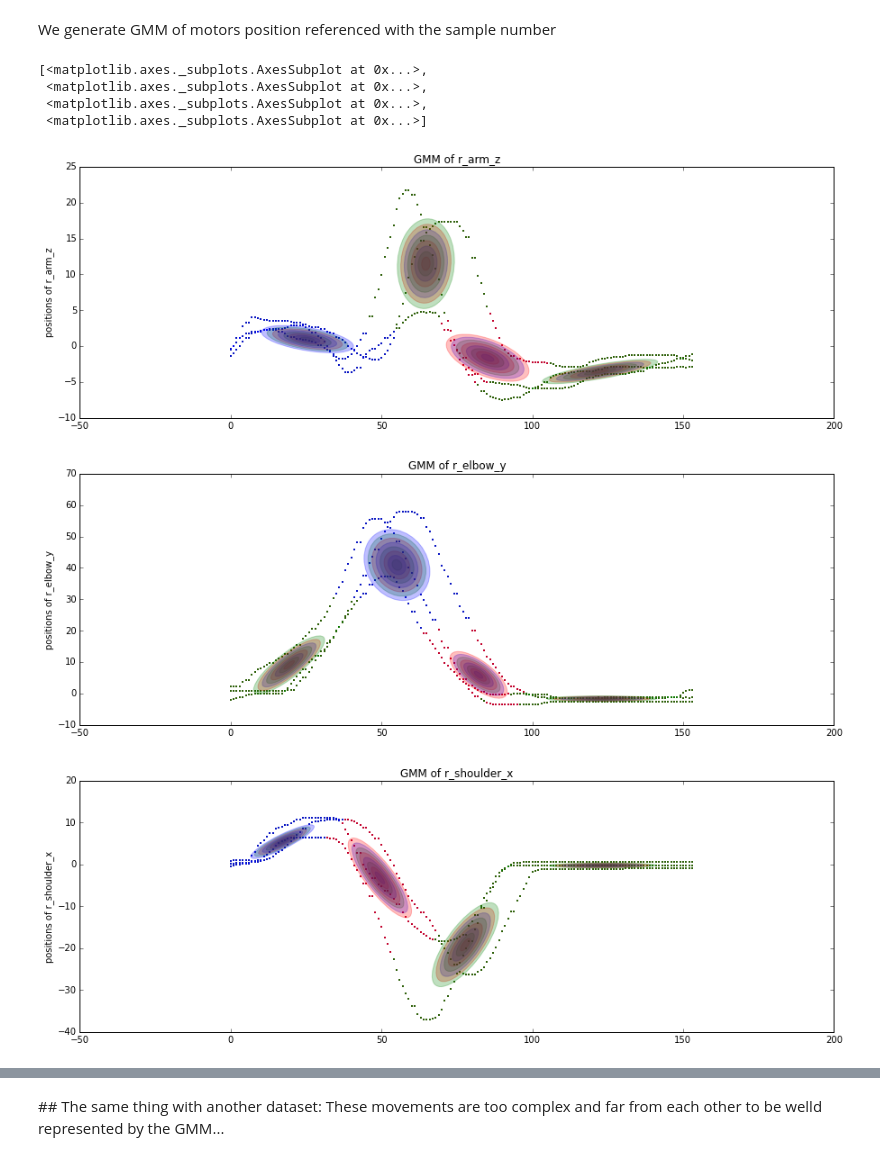
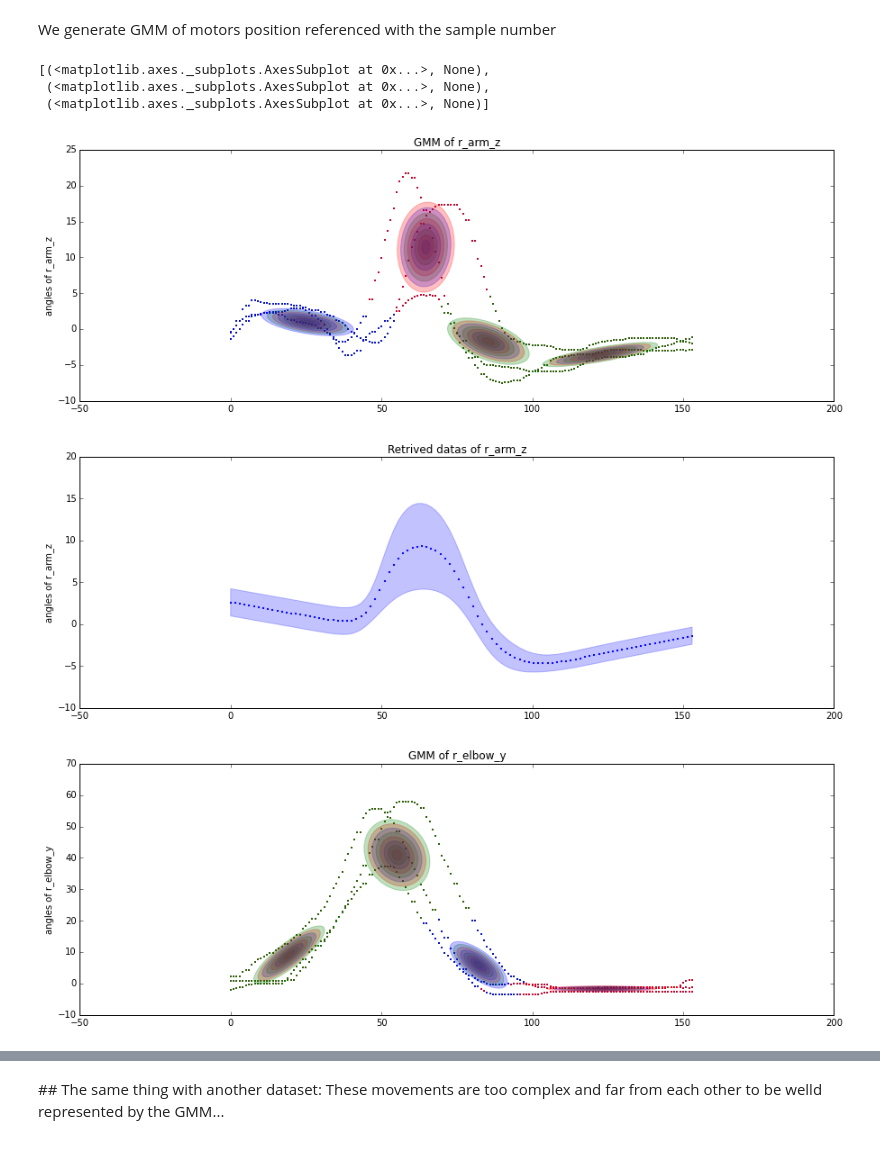
Before and after one commit to show0k/gmm-lbd, a Jupyter notebook: notebooks/working_demo.ipynb, the cells around one changed output, grey strips where cells are left out. Drawn from its saved outputs; the diff is of its cells as text; code cells hidden in the pictures.

```diff
--- a/notebooks/working_demo.ipynb
+++ b/notebooks/working_demo.ipynb
@@ -28,12 +28,11 @@ print manager2.datasets['r_arm_z'].shape, manager.datasets.keys()
 # %% [markdown]
 We generate GMM of motors position referenced with the sample number
 # %%
-[manager2.plot_ellipses_and_samples(key) for key in manager2.datasets.keys()]
+[(manager2.plot_ellipses_and_samples(key), manager2.plot_regression(key)) for key in manager2.datasets.keys()[:-1]]
 # %% [output]
-[<matplotlib.axes._subplots.AxesSubplot at 0x...>,
- <matplotlib.axes._subplots.AxesSubplot at 0x...>,
- <matplotlib.axes._subplots.AxesSubplot at 0x...>,
- <matplotlib.axes._subplots.AxesSubplot at 0x...>]
+[(<matplotlib.axes._subplots.AxesSubplot at 0x...>, None),
+ (<matplotlib.axes._subplots.AxesSubplot at 0x...>, None),
+ (<matplotlib.axes._subplots.AxesSubplot at 0x...>, None)]
-[figure, old version]
+[figure, new version]
-[figure, old version]
+[figure, new version]
-[figure, old version]
+[figure, new version]
```
Also changed, not shown: parts of 3 cells of this notebook, 7 other files.
